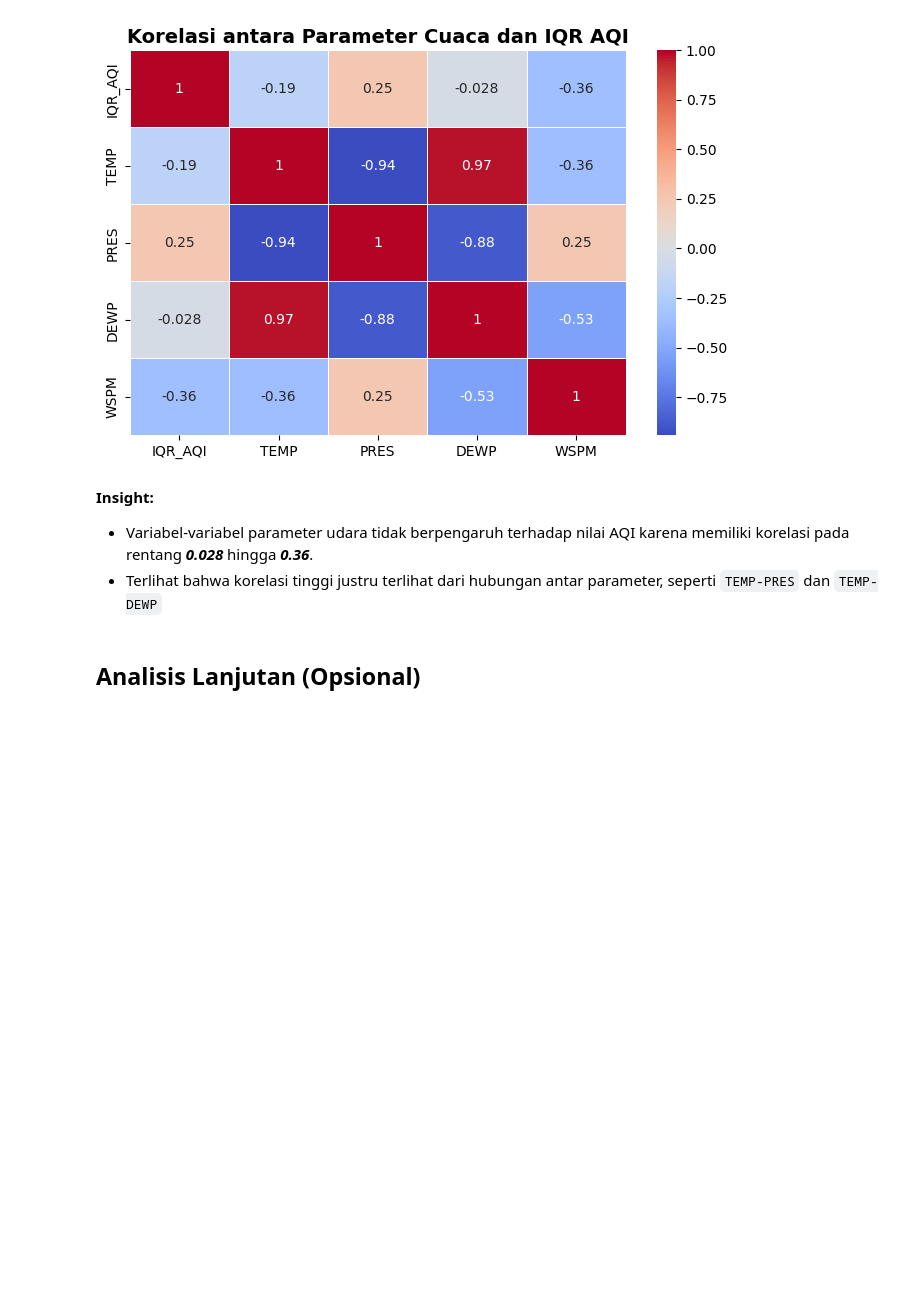
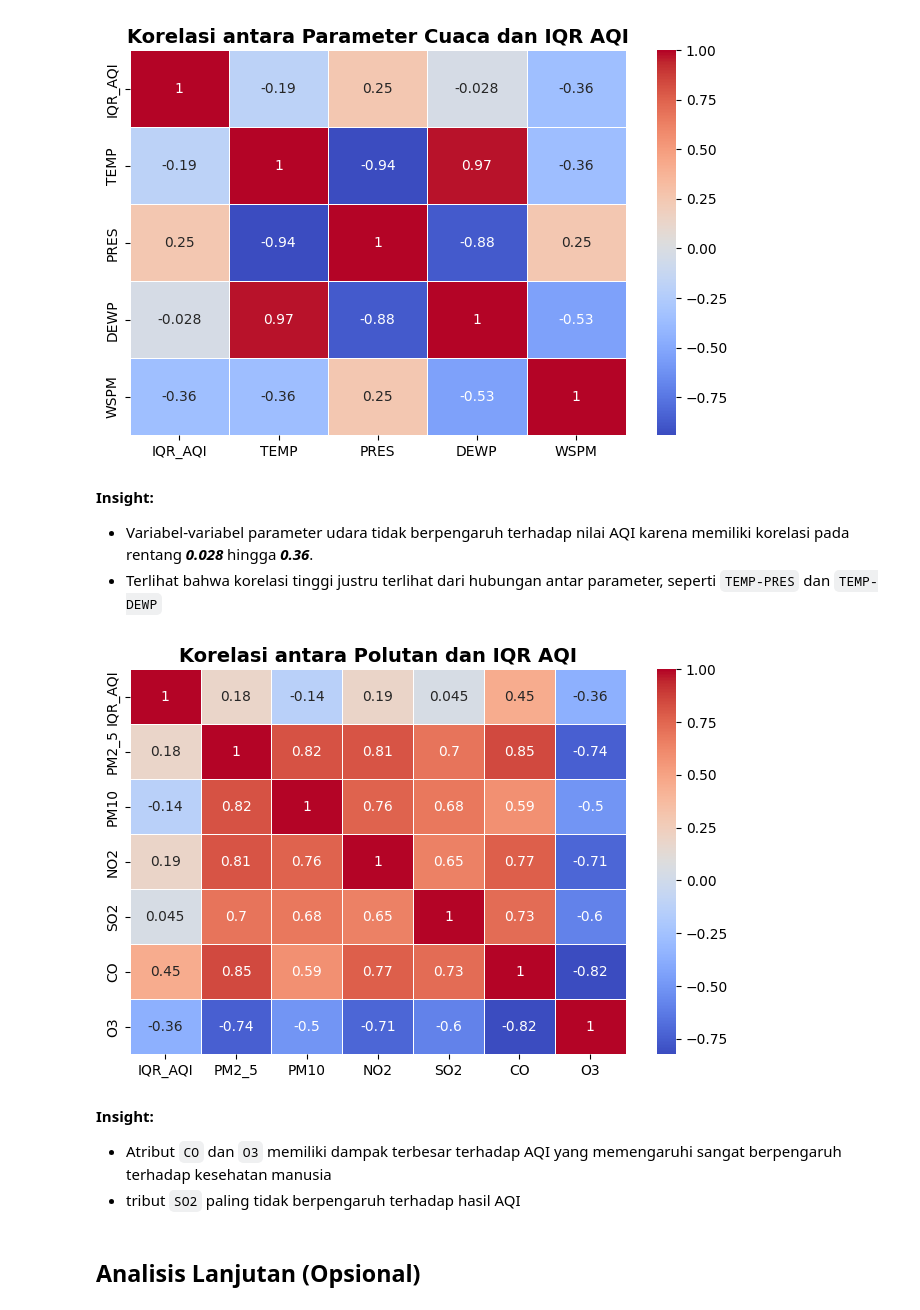
Before and after one commit to jijiau/Dicoding-Analisis-Data, a Jupyter notebook: notebook.ipynb, the cells around one changed output. Cells and saved outputs as stored; diff of their text form; code cells hidden in the pictures; blank space fills up the shorter version.

```diff
--- a/notebook.ipynb
+++ b/notebook.ipynb
@@ -640,6 +769,35 @@ plt.show()
 **Insight:**
 - Variabel-variabel parameter udara tidak berpengaruh terhadap nilai AQI karena memiliki korelasi pada rentang ***0.028*** hingga ***0.36***.
 - Terlihat bahwa korelasi tinggi justru terlihat dari hubungan antar parameter, seperti `TEMP-PRES` dan `TEMP-DEWP`
+# %%
+def calculate_iqr(series):
+    return np.percentile(series, 75) - np.percentile(series, 25)
+
+# Hitung IQR AQI per bulan dan kota serta rata-rata polutan
+iqr_data = all_df.groupby(["month", "station"]).agg(
+    IQR_AQI=("AQI_Dominant", calculate_iqr),
+    PM2_5=("PM2.5", "mean"),
+    PM10=("PM10", "mean"),
+    NO2=("NO2", "mean"),
+    SO2=("SO2", "mean"),
+    CO=("CO", "mean"),
+    O3=("O3", "mean")
+).reset_index()
+
+# Buat matriks korelasi hanya untuk polutan dan AQI
+plt.figure(figsize=(8, 5))
+corr_matrix = iqr_data[["IQR_AQI", "PM2_5", "PM10", "NO2", "SO2", "CO", "O3"]].corr()
+
+# Visualisasi heatmap
+sns.heatmap(corr_matrix, annot=True, cmap="coolwarm", linewidths=0.5)
+plt.title("Korelasi antara Polutan dan IQR AQI", fontsize=14, fontweight="bold")
+plt.show()
+# %% [output]
+[figure, added]
+# %% [markdown]
+**Insight:**
+- Atribut `CO` dan `O3` memiliki dampak terbesar terhadap AQI yang memengaruhi sangat berpengaruh terhadap kesehatan manusia
+- tribut `SO2` paling tidak berpengaruh terhadap hasil AQI
 # %% [markdown]
 ## Analisis Lanjutan (Opsional)
 # %% [markdown]
```
Also changed, not shown: parts of 13 cells of this notebook, 1 other file.
